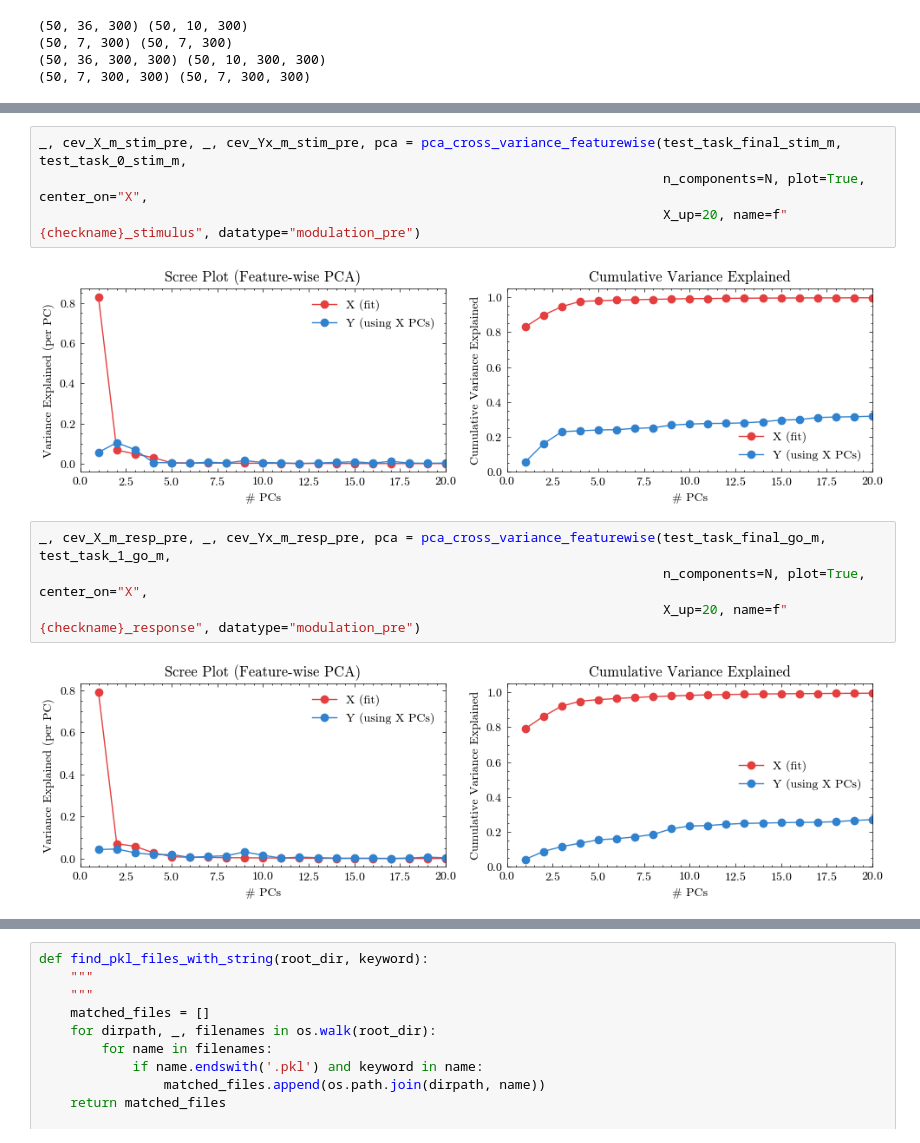
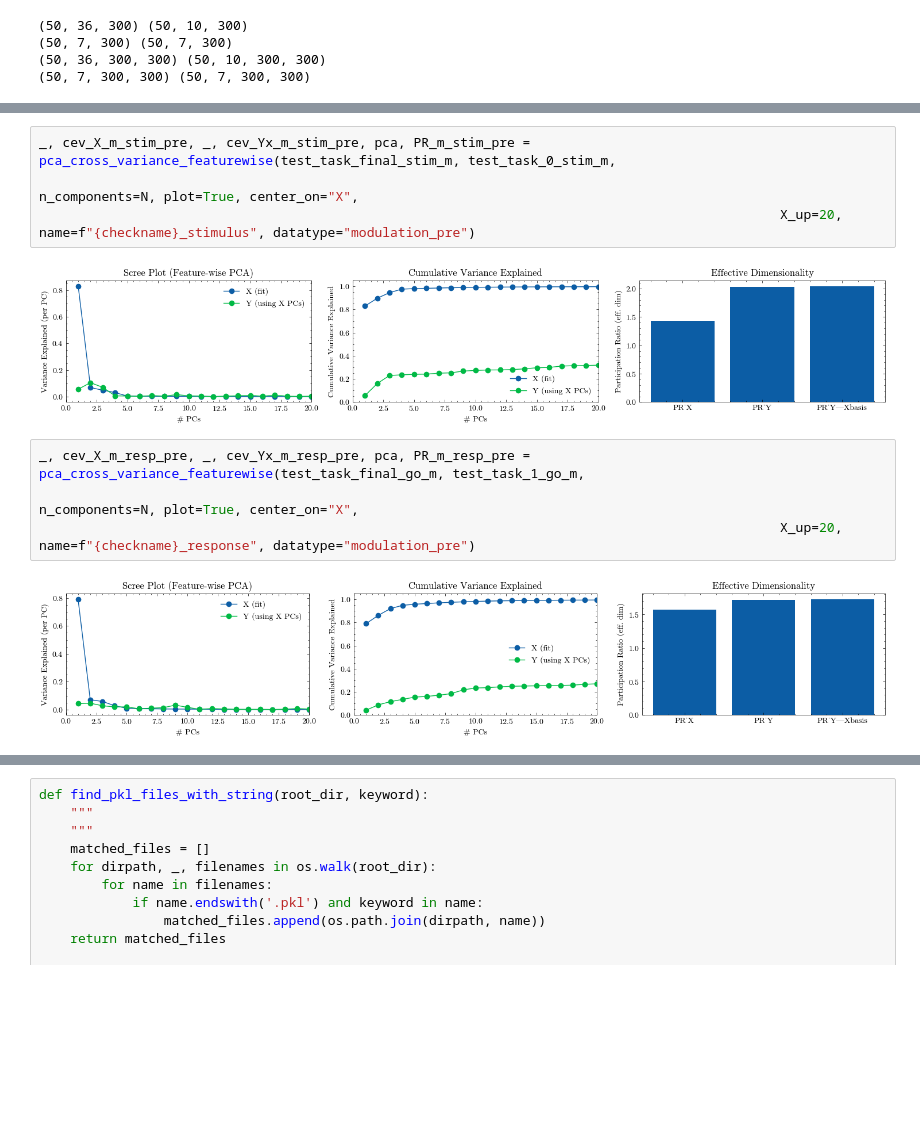
Before and after one commit to AllenInstitute/MultiTaskMPN, a Jupyter notebook: pretraining_analysis.ipynb, the cells around one changed output, grey strips where cells are left out. Drawn from its saved outputs; the diff is of its cells as text; blank space fills up the shorter version.

```diff
--- a/pretraining_analysis.ipynb
+++ b/pretraining_analysis.ipynb
@@ -291,13 +376,13 @@ _, cev_X_m_resp, _, cev_Yx_m_resp, pca = pca_cross_variance_featurewise(test_tas
 # %%
-_, cev_X_m_stim_pre, _, cev_Yx_m_stim_pre, pca = pca_cross_variance_featurewise(test_task_final_stim_m, test_task_0_stim_m,
-                                                                                n_components=N, plot=True, center_on="X",
-                                                                                X_up=20, name=f"{checkname}_stimulus", datatype="modulation_pre")
+_, cev_X_m_stim_pre, _, cev_Yx_m_stim_pre, pca, PR_m_stim_pre = pca_cross_variance_featurewise(test_task_final_stim_m, test_task_0_stim_m,
+                                                                                               n_components=N, plot=True, center_on="X",
+                                                                                               X_up=20, name=f"{checkname}_stimulus", datatype="modulation_pre")
 # %% [output]
-[figure, old version]
+[figure, new version]
 # %%
-_, cev_X_m_resp_pre, _, cev_Yx_m_resp_pre, pca = pca_cross_variance_featurewise(test_task_final_go_m, test_task_1_go_m,
-                                                                                n_components=N, plot=True, center_on="X",
-                                                                                X_up=20, name=f"{checkname}_response", datatype="modulation_pre")
+_, cev_X_m_resp_pre, _, cev_Yx_m_resp_pre, pca, PR_m_resp_pre = pca_cross_variance_featurewise(test_task_final_go_m, test_task_1_go_m,
+                                                                                               n_components=N, plot=True, center_on="X",
+                                                                                               X_up=20, name=f"{checkname}_response", datatype="modulation_pre")
 # %% [output]
-[figure, old version]
+[figure, new version]
 # %%
```
Also changed, not shown: parts of 13 cells of this notebook, 3 other files.
